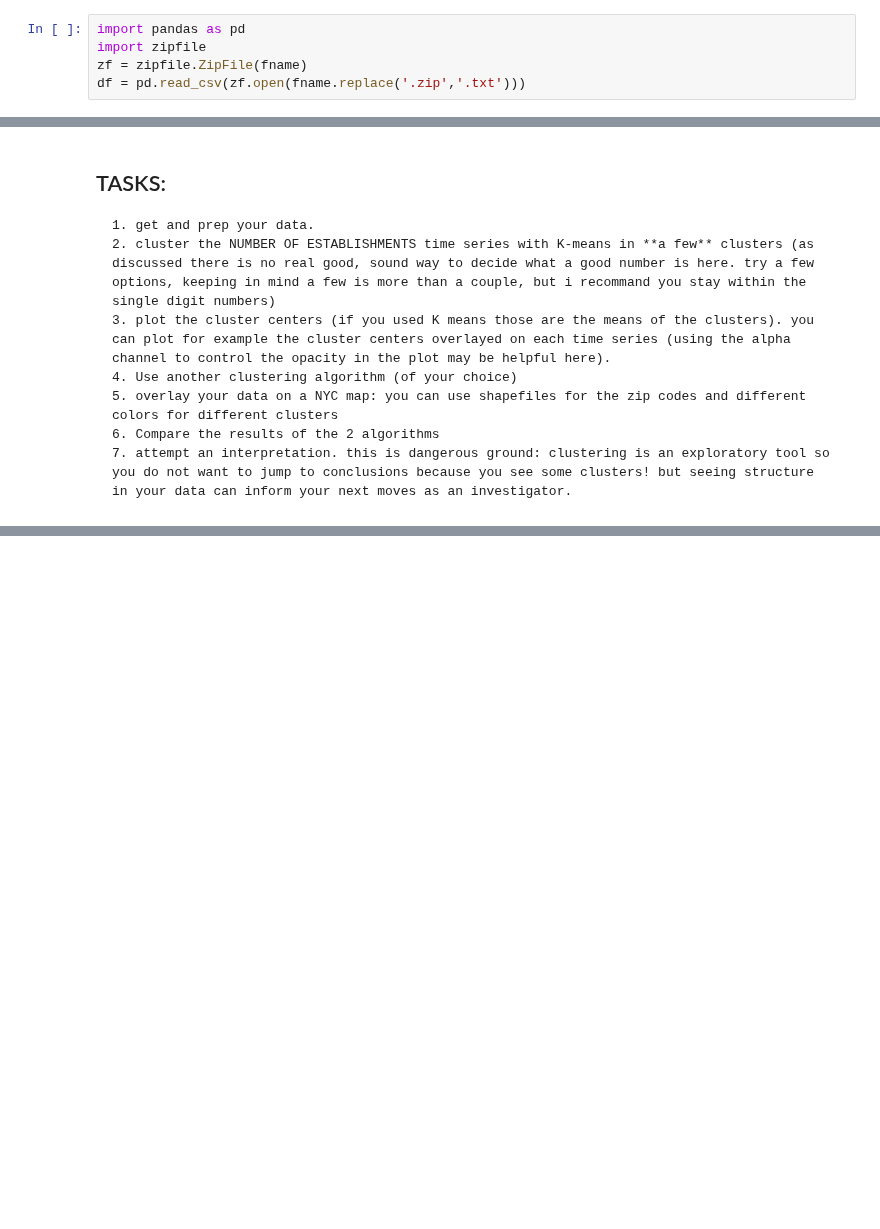
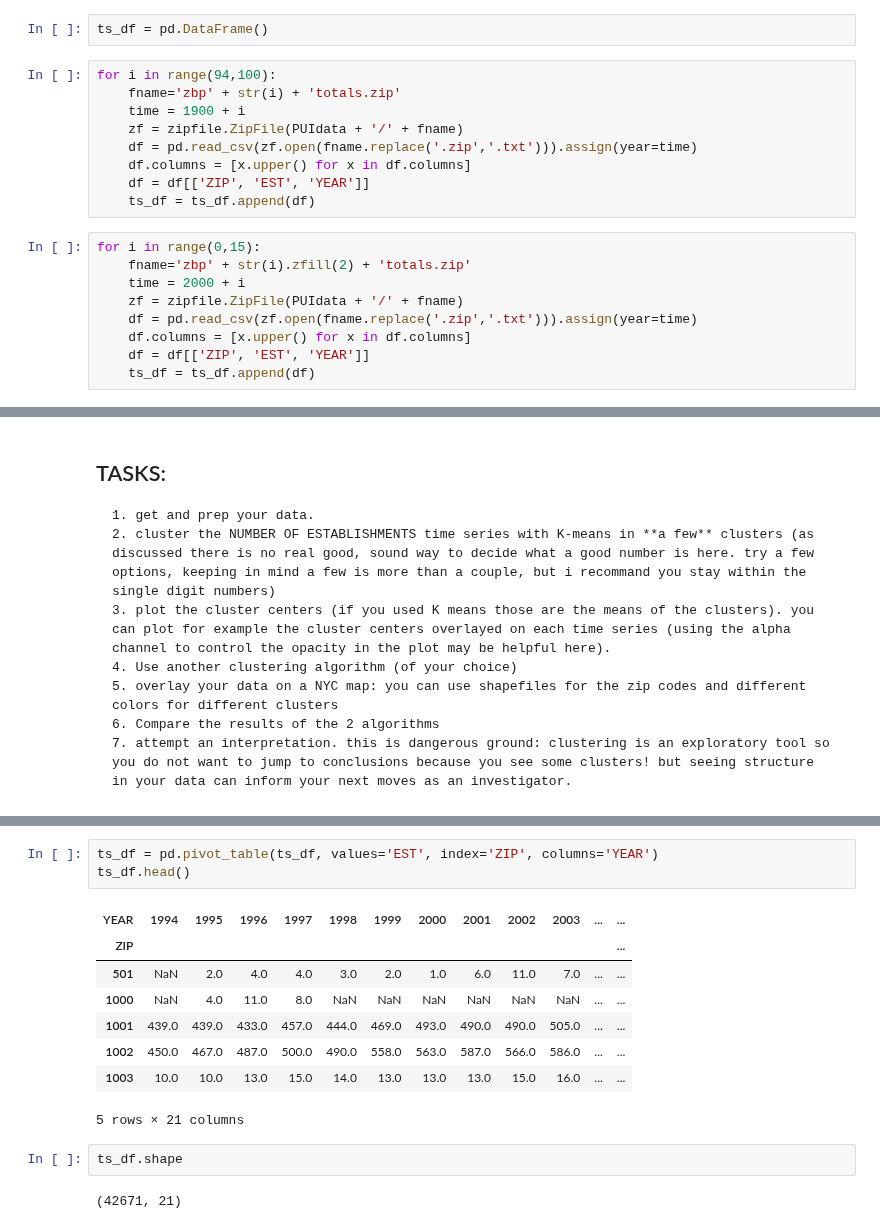
Before and after one commit to qiuyliu/PUI2017_uc288, a Jupyter notebook: HW11_uc288/HW11_Assignment1.ipynb, the cells around one changed output, grey strips where cells are left out. Drawn from its saved outputs; the diff is of its cells as text; blank space fills up the shorter version.

```diff
--- a/HW11_uc288/HW11_Assignment1.ipynb
+++ b/HW11_uc288/HW11_Assignment1.ipynb
@@ -77,8 +121,23 @@ it should be install in your system, but if it is not you can get the code with
 https://github.com/python/cpython/blob/2.7/Lib/zipfile.py
 remembering to use the raw link
 (or you can use the usual shell commands, and miss the chance to learn something new)
-# %%
-import pandas as pd
-import zipfile
-zf = zipfile.ZipFile(fname)
-df = pd.read_csv(zf.open(fname.replace('.zip','.txt')))
+# %%
+ts_df = pd.DataFrame()
+# %%
+for i in range(94,100):
+    fname='zbp' + str(i) + 'totals.zip'
+    time = 1900 + i
+    zf = zipfile.ZipFile(PUIdata + '/' + fname)
+    df = pd.read_csv(zf.open(fname.replace('.zip','.txt'))).assign(year=time)
+    df.columns = [x.upper() for x in df.columns]
+    df = df[['ZIP', 'EST', 'YEAR']]
+    ts_df = ts_df.append(df)
+# %%
+for i in range(0,15):
+    fname='zbp' + str(i).zfill(2) + 'totals.zip'
+    time = 2000 + i
+    zf = zipfile.ZipFile(PUIdata + '/' + fname)
+    df = pd.read_csv(zf.open(fname.replace('.zip','.txt'))).assign(year=time)
+    df.columns = [x.upper() for x in df.columns]
+    df = df[['ZIP', 'EST', 'YEAR']]
+    ts_df = ts_df.append(df)
@@ -143,0 +183,16 @@ Image.open("dandrogram.png")
+# %%
+ts_df = pd.pivot_table(ts_df, values='EST', index='ZIP', columns='YEAR')
+ts_df.head()
+# %% [output]
+| YEAR | 1994 | 1995 | 1996 | 1997 | 1998 | 1999 | 2000 | 2001 | 2002 | 2003 | ... | ... |
+| ZIP |  |  |  |  |  |  |  |  |  |  |  | ... |
+| 501 | NaN | 2.0 | 4.0 | 4.0 | 3.0 | 2.0 | 1.0 | 6.0 | 11.0 | 7.0 | ... | ... |
+| 1000 | NaN | 4.0 | 11.0 | 8.0 | NaN | NaN | NaN | NaN | NaN | NaN | ... | ... |
+| 1001 | 439.0 | 439.0 | 433.0 | 457.0 | 444.0 | 469.0 | 493.0 | 490.0 | 490.0 | 505.0 | ... | ... |
+| 1002 | 450.0 | 467.0 | 487.0 | 500.0 | 490.0 | 558.0 | 563.0 | 587.0 | 566.0 | 586.0 | ... | ... |
+| 1003 | 10.0 | 10.0 | 13.0 | 15.0 | 14.0 | 13.0 | 13.0 | 13.0 | 15.0 | 16.0 | ... | ... |
+5 rows × 21 columns
+# %%
+ts_df.shape
+# %% [output]
+(42671, 21)
```
Also changed, not shown: parts of 38 cells of this notebook.
